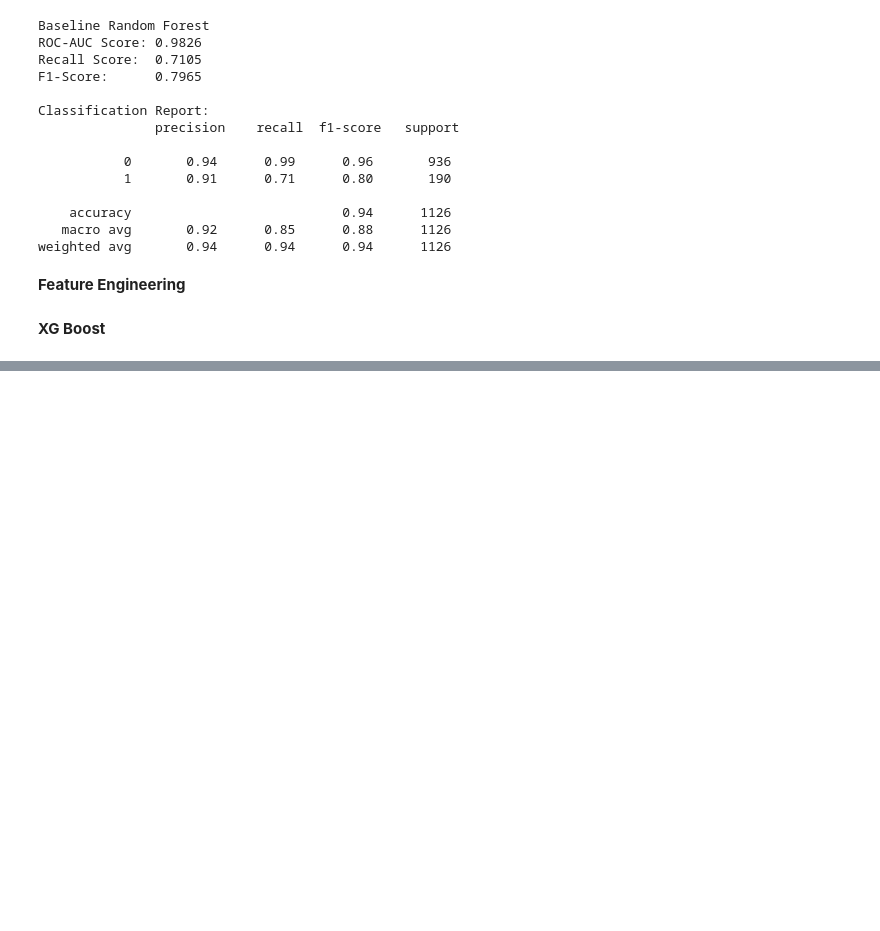
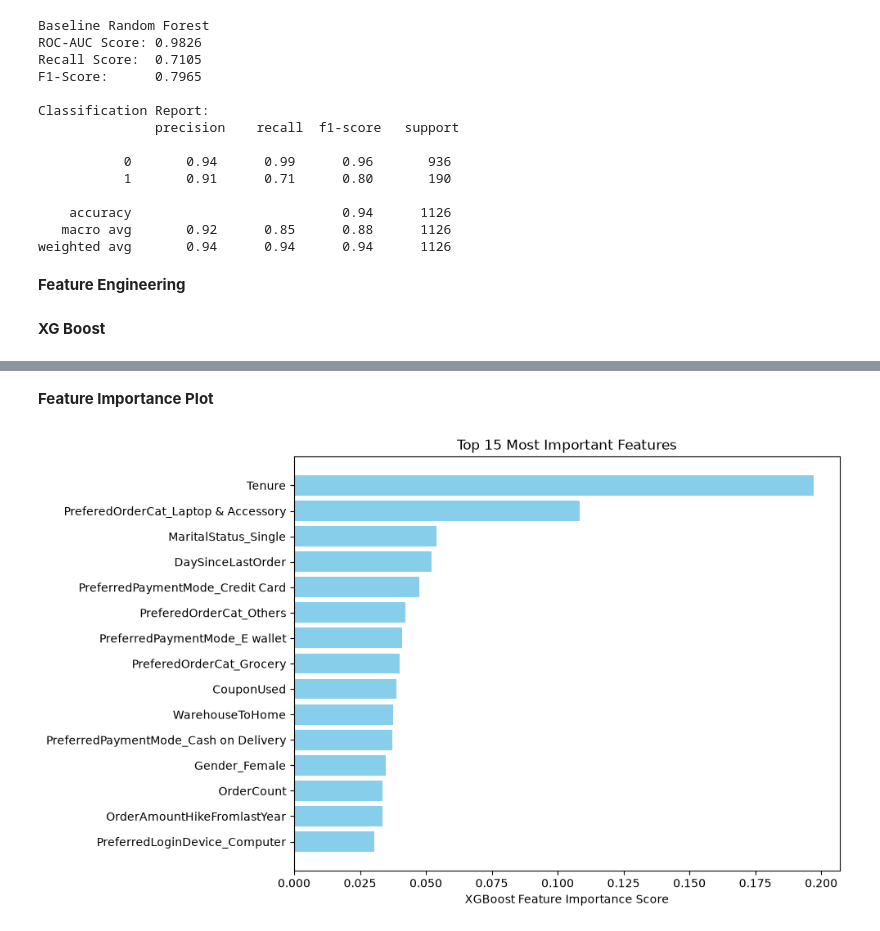
Before and after one commit to esterbleskadit/DPP-portofolio-project, a Jupyter notebook: notebooks/EDA_ML.ipynb, the cells around one changed output, grey strips where cells are left out. Saved outputs shown, nothing was run; the diff lists cells and outputs as text; code cells hidden in the pictures; blank space fills up the shorter version.

```diff
--- a/notebooks/EDA_ML.ipynb
+++ b/notebooks/EDA_ML.ipynb
@@ -483,0 +558,31 @@ Likely causes:
+# %% [markdown]
+**Feature Importance Plot**
+# %%
+#import matplotlib
+import matplotlib.pyplot as plt
+
+#extract feature names
+all_feature_names = xgb_pipeline.named_steps['preprocessor'].get_feature_names_out()
+
+#cleaned feature names
+cleaned_feature_names = [name.replace('num__', '').replace('cat__', '') for name in all_feature_names]
+
+#get feature importances from the trained XGBoost model
+importances = xgb_pipeline.named_steps['classifier'].feature_importances_
+
+#visualization
+feat_imp_df = pd.DataFrame({'Feature': cleaned_feature_names, 'Importance': importances})
+feat_imp_df = feat_imp_df.sort_values(by='Importance', ascending=False)
+
+#plot top 15 features
+plt.figure(figsize=(10, 6))
+plt.barh(feat_imp_df['Feature'].head(15)[::-1],
+         feat_imp_df['Importance'].head(15)[::-1],
+         color='skyblue')
+
+plt.xlabel('XGBoost Feature Importance Score')
+plt.title('Top 15 Most Important Features')
+plt.tight_layout()
+plt.show()
+# %% [output]
+[figure, added]
```
Also changed, not shown: parts of 8 cells of this notebook, 2 other files.
